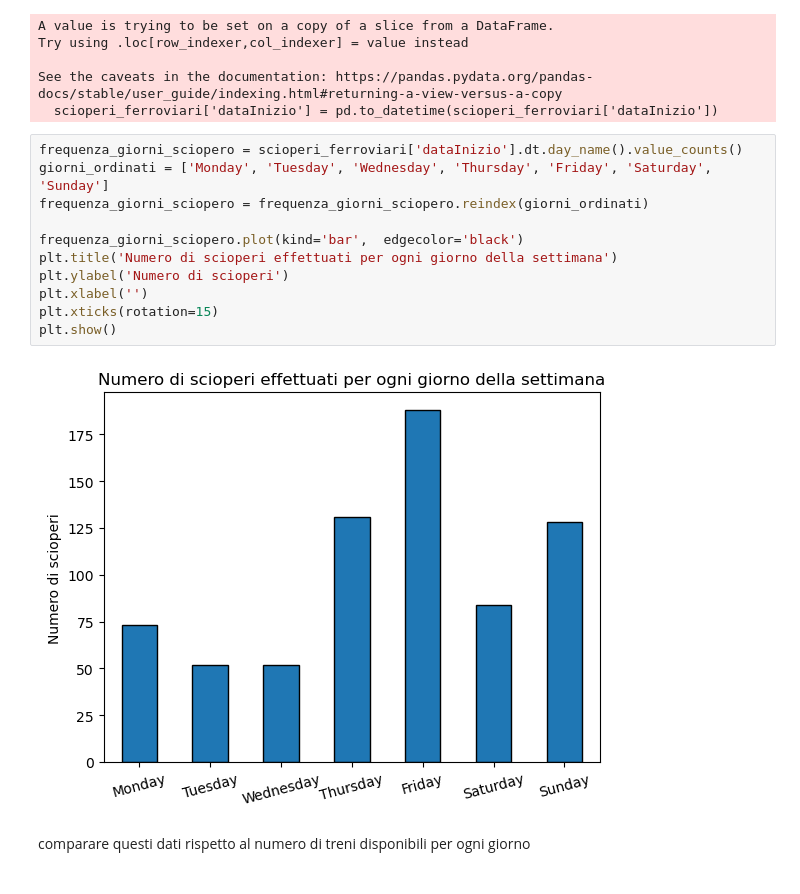
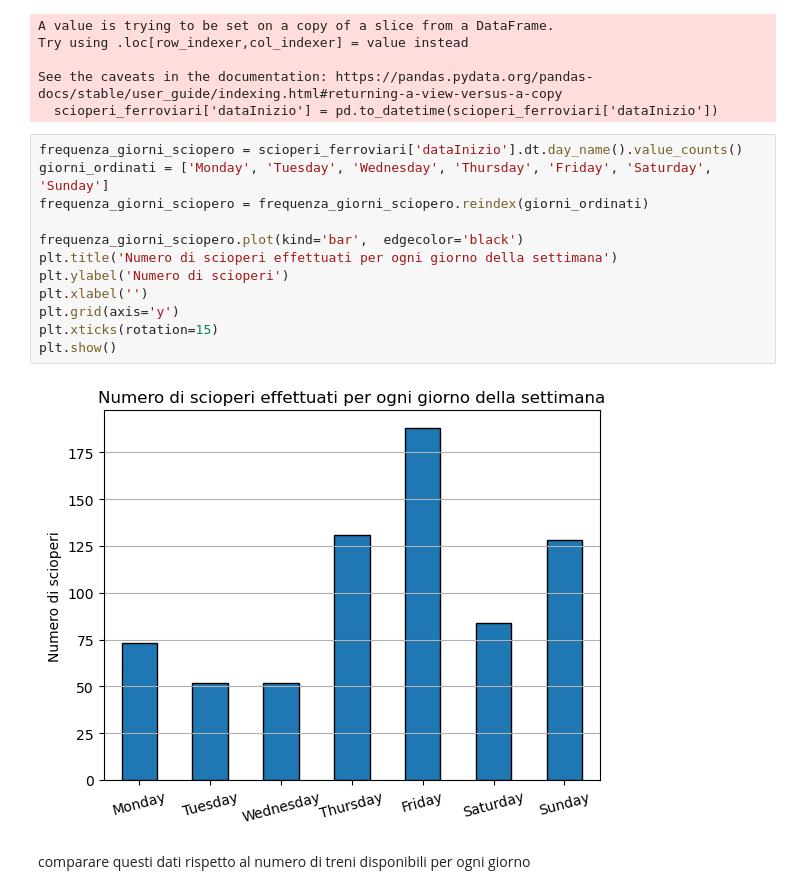
Before and after one commit to alemele01/vs24, a Jupyter notebook: ScioperiItalia.ipynb, the cells around one changed output. Cells and saved outputs as stored; diff of their text form.

```diff
--- a/ScioperiItalia.ipynb
+++ b/ScioperiItalia.ipynb
@@ -103,16 +121,17 @@ See the caveats in the documentation: https://pandas.pydata.org/pandas-docs/stab
 # %%
 frequenza_giorni_sciopero = scioperi_ferroviari['dataInizio'].dt.day_name().value_counts()
 giorni_ordinati = ['Monday', 'Tuesday', 'Wednesday', 'Thursday', 'Friday', 'Saturday', 'Sunday']
 frequenza_giorni_sciopero = frequenza_giorni_sciopero.reindex(giorni_ordinati)
 
 frequenza_giorni_sciopero.plot(kind='bar',  edgecolor='black')
 plt.title('Numero di scioperi effettuati per ogni giorno della settimana')
 plt.ylabel('Numero di scioperi')
 plt.xlabel('')
+plt.grid(axis='y')
 plt.xticks(rotation=15)
 plt.show()
 # %% [output]
-[figure, old version]
+[figure, new version]
 # %% [markdown]
 comparare questi dati rispetto al numero di treni disponibili per ogni giorno
 # %%
```
Also changed, not shown: parts of 2 cells of this notebook, 7 other files.
